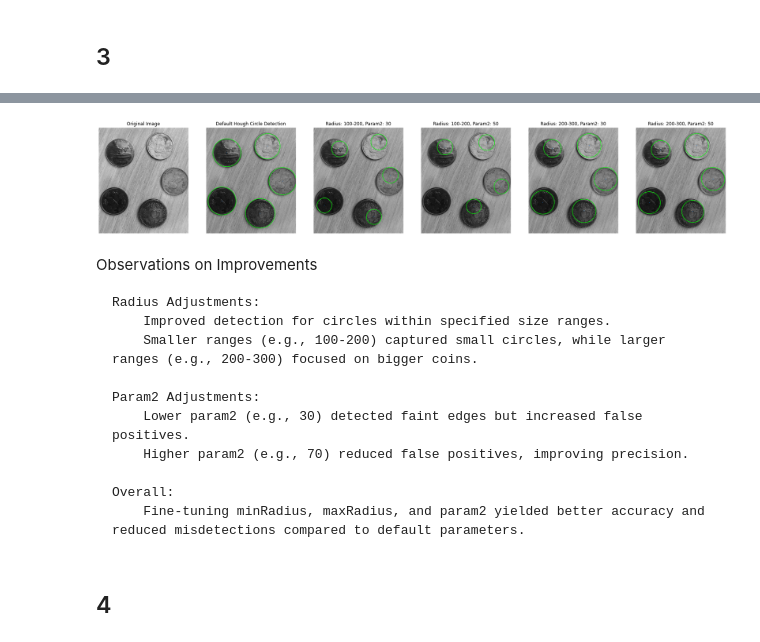
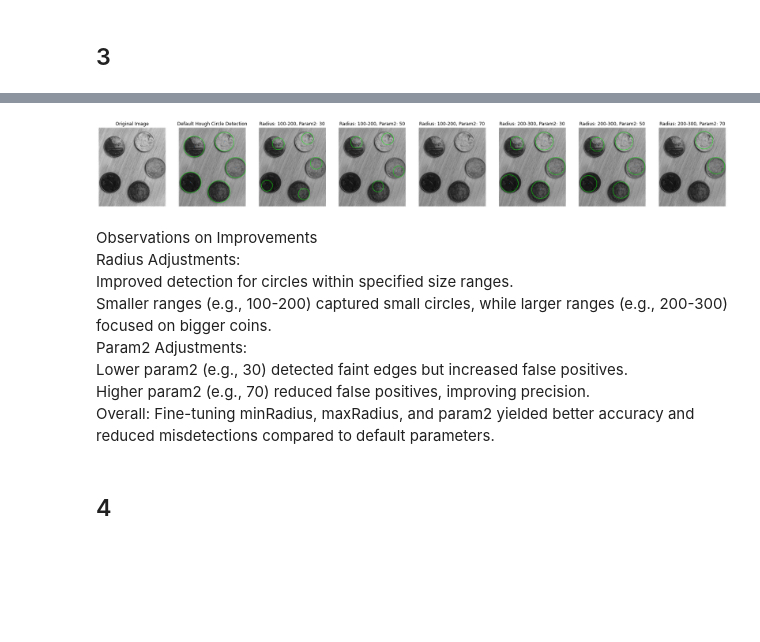
Before and after one commit to CS7-404-DIP-M24/a4-gitPROhan, a Jupyter notebook: main.ipynb, the cells around one changed output, grey strips where cells are left out. Drawn from its saved outputs; the diff is of its cells as text; code cells hidden in the pictures; blank space fills up the shorter version.

```diff
--- a/main.ipynb
+++ b/main.ipynb
@@ -97,34 +138,36 @@ display_images([image, circle_image], ["Original Image", "Hough Circle Detection
 # %%
+# Define radius ranges and param2 values to experiment with
 radius_ranges = [(100, 200), (200, 300)]
-param2_values = [30, 50]
+param2_values = [30, 50, 70]
+# Initialize lists to store results and labels
 results = []
 labels = []
+# Loop through the parameter combinations
 for minRadius, maxRadius in radius_ranges:
     for param2 in param2_values:
+        # Detect circles with the current parameters
         adjusted_circle_image = hough_circles(
             blurred, minRadius=minRadius, maxRadius=maxRadius, param2=param2
         )
+        # Append the result and label
         results.append(adjusted_circle_image)
         labels.append(f"Radius: {minRadius}-{maxRadius}, Param2: {param2}")
+# Display original and adjusted circle detection results
 display_images(
     [image, circle_image] + results,
     ["Original Image", "Default Hough Circle Detection"] + labels
 )
 # %% [output]
-[figure, old version]
+[figure, new version]
 # %% [markdown]
 Observations on Improvements
-
-    Radius Adjustments:
-        Improved detection for circles within specified size ranges.
-        Smaller ranges (e.g., 100-200) captured small circles, while larger ranges (e.g., 200-300) focused on bigger coins.
-
-    Param2 Adjustments:
-        Lower param2 (e.g., 30) detected faint edges but increased false positives.
-        Higher param2 (e.g., 70) reduced false positives, improving precision.
-
-    Overall:
-        Fine-tuning minRadius, maxRadius, and param2 yielded better accuracy and reduced misdetections compared to default parameters.
+Radius Adjustments:
+Improved detection for circles within specified size ranges.
+Smaller ranges (e.g., 100-200) captured small circles, while larger ranges (e.g., 200-300) focused on bigger coins.
+Param2 Adjustments:
+Lower param2 (e.g., 30) detected faint edges but increased false positives.
+Higher param2 (e.g., 70) reduced false positives, improving precision.
+Overall: Fine-tuning minRadius, maxRadius, and param2 yielded better accuracy and reduced misdetections compared to default parameters.
 # %% [markdown]
 ## 4
 # %%
```
Also changed, not shown: parts of 16 cells of this notebook, 2 other files.
